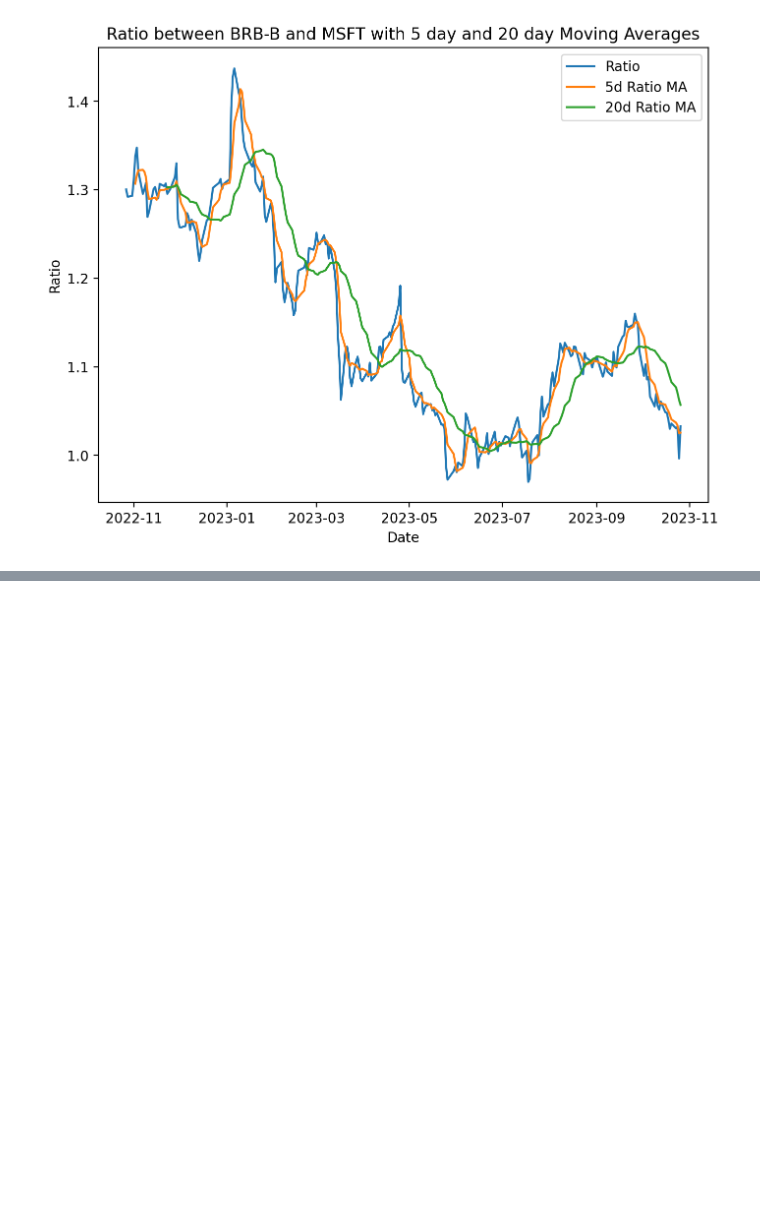
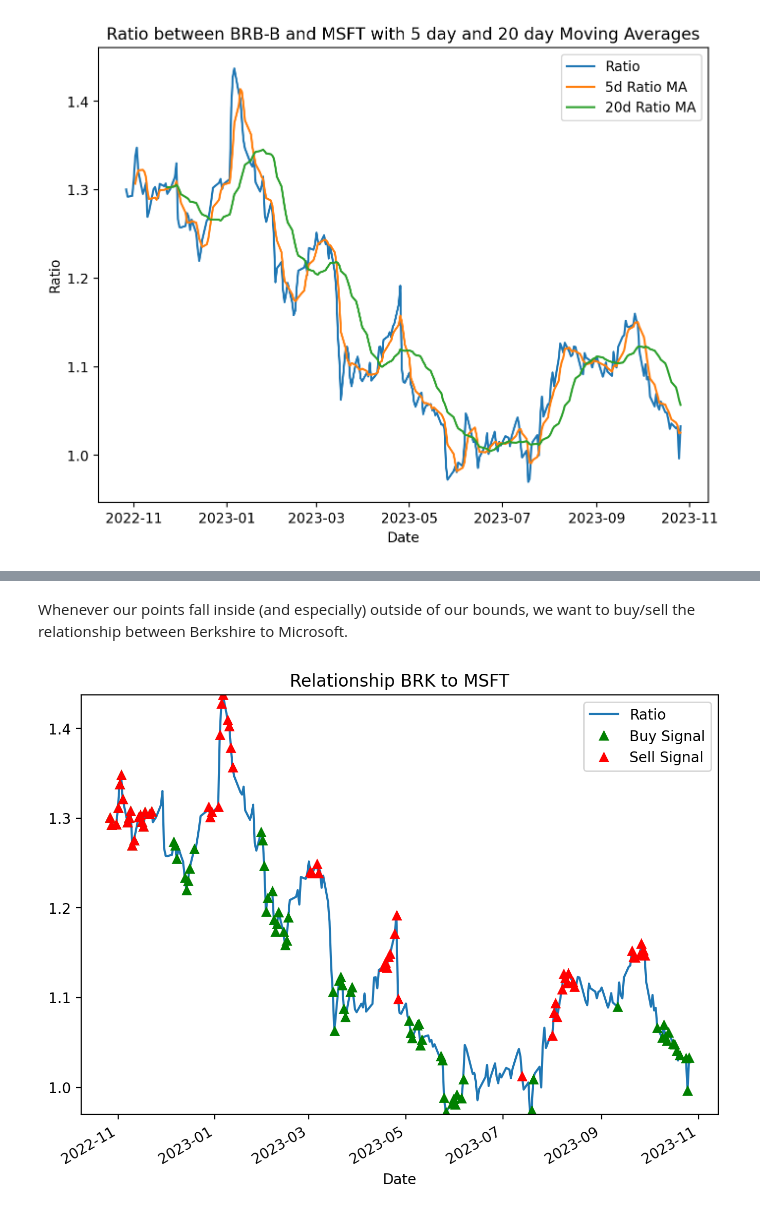
Before and after one commit to AnthonyLovesCoffee/pairs-trading-model, a Jupyter notebook: pairs_trading.ipynb, the cells around one changed output, grey strips where cells are left out. Cells and saved outputs as stored; diff of their text form; code cells hidden in the pictures; blank space fills up the shorter version.

Commit message:
added buy/sell signals

```diff
--- a/pairs_trading.ipynb
+++ b/pairs_trading.ipynb
@@ -181,0 +196,18 @@ plt.show()
+# %% [markdown]
+Whenever our points fall inside (and especially) outside of our bounds, we want to buy/sell the relationship between Berkshire to Microsoft.
+# %%
+figure(figsize=(8, 6), dpi=200)
+ratio.plot()
+buy = ratio.copy()
+sell = ratio.copy()
+buy[zscore_20_5>-1] = 0
+sell[zscore_20_5<1] = 0
+buy.plot(color='g', linestyle='None', marker='^')
+sell.plot(color='r', linestyle='None', marker='^')
+x1, x2, y1, y2 = plt.axis()
+plt.axis((x1, x2, ratio.min(), ratio.max()))
+plt.legend(['Ratio', 'Buy Signal', 'Sell Signal'])
+plt.title('Relationship BRK to MSFT')
+plt.show()
+# %% [output]
+[figure, added]
```
Also changed, not shown: parts of 2 cells of this notebook.
